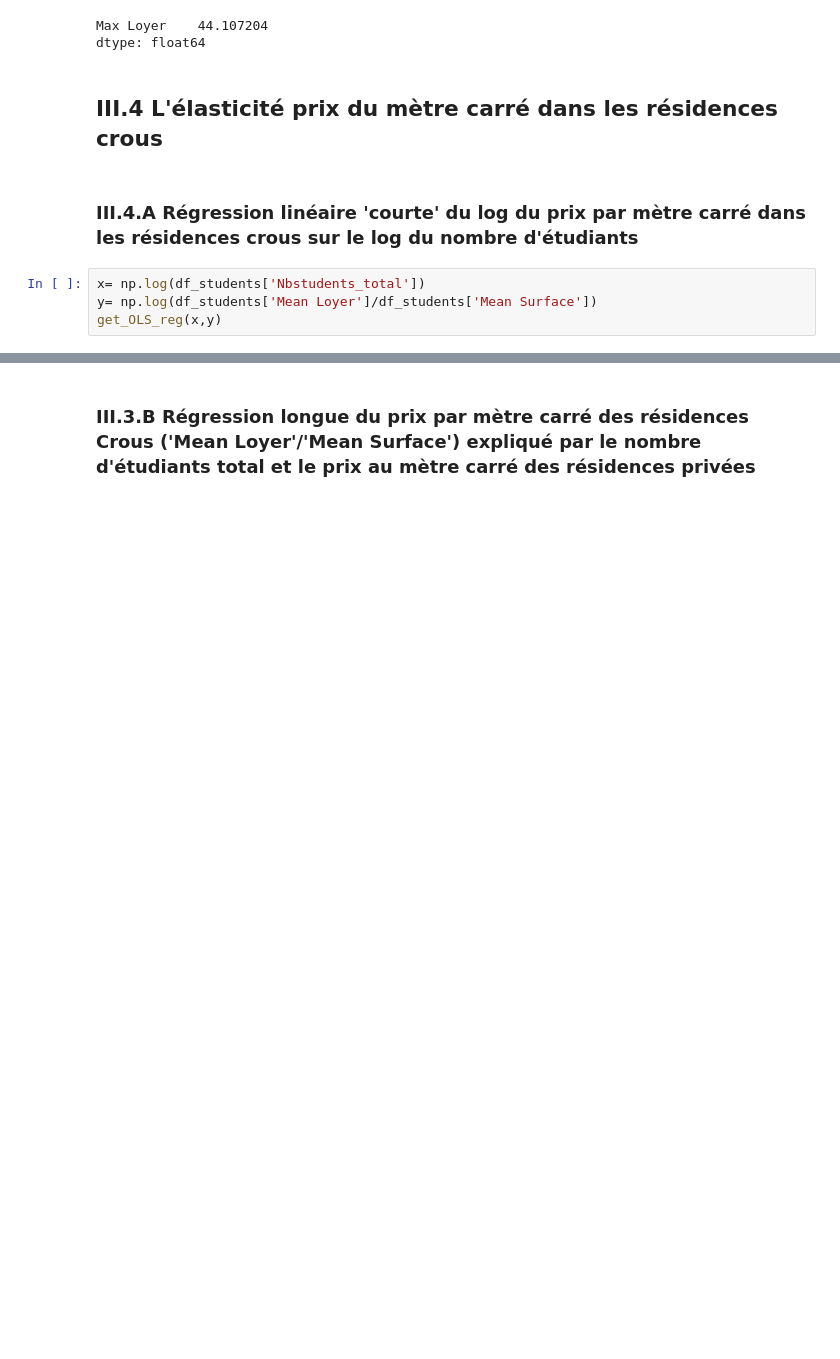
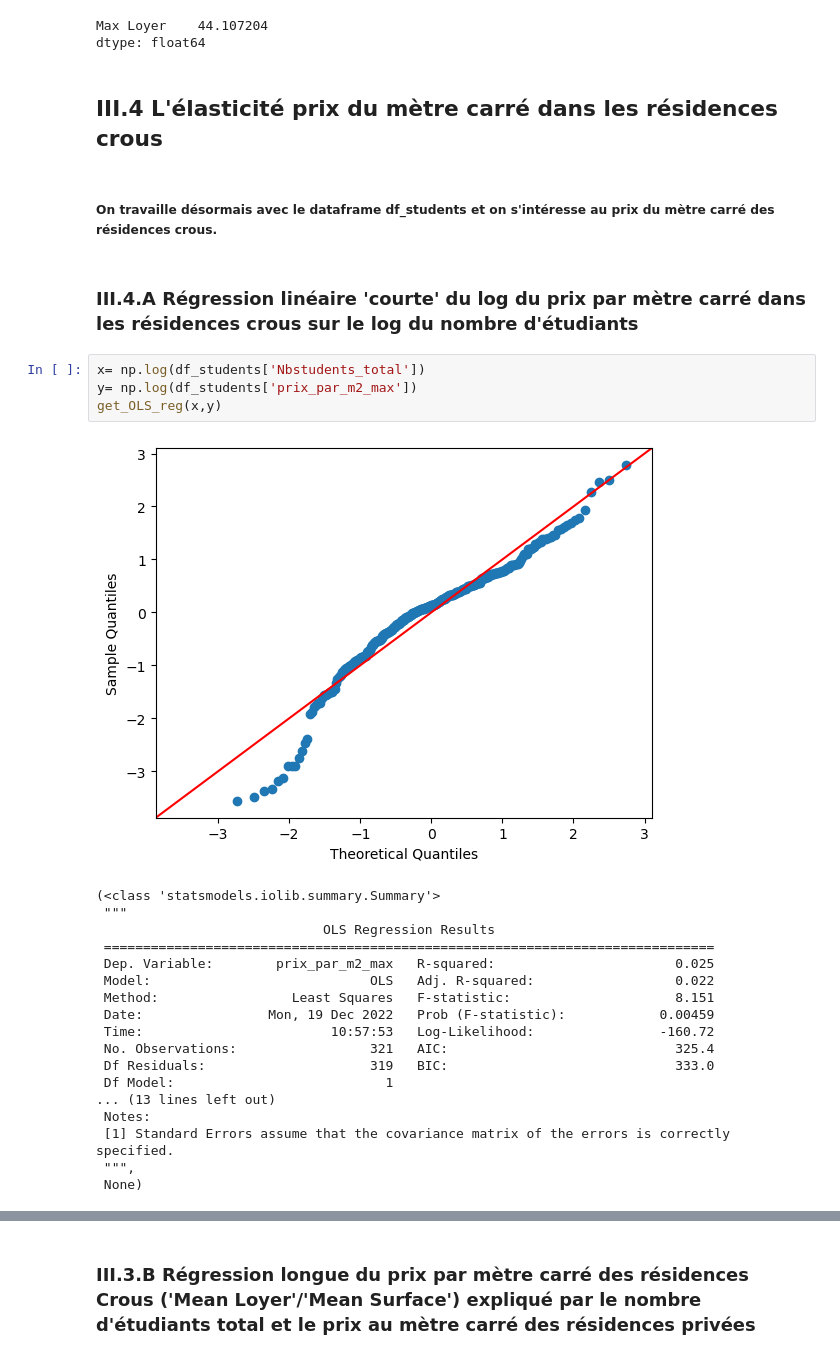
Before and after one commit to Simgnt/La-loi-du-Crous, a Jupyter notebook: Regressions.ipynb, the cells around one changed output, grey strips where cells are left out. Cells and saved outputs as stored; diff of their text form; blank space fills up the shorter version.

```diff
--- a/Regressions.ipynb
+++ b/Regressions.ipynb
@@ -792,9 +826,30 @@ Max Loyer    44.107204
 dtype: float64
 # %% [markdown]
 ## III.4 L'élasticité prix du mètre carré dans les résidences crous
+# %% [markdown]
+##### On travaille désormais avec le dataframe df_students et on s'intéresse au prix du mètre carré des résidences crous.
 # %% [markdown]
 ### III.4.A Régression linéaire 'courte' du log du prix par mètre carré dans les résidences crous sur le log du nombre d'étudiants
 # %%
 x= np.log(df_students['Nbstudents_total'])
-y= np.log(df_students['Mean Loyer']/df_students['Mean Surface'])
+y= np.log(df_students['prix_par_m2_max'])
 get_OLS_reg(x,y)
+# %% [output]
+[figure, added]
+(<class 'statsmodels.iolib.summary.Summary'>
+ """
+                             OLS Regression Results
+ ==============================================================================
+ Dep. Variable:        prix_par_m2_max   R-squared:                       0.025
+ Model:                            OLS   Adj. R-squared:                  0.022
+ Method:                 Least Squares   F-statistic:                     8.151
+ Date:                Mon, 19 Dec 2022   Prob (F-statistic):            0.00459
+ Time:                        10:57:53   Log-Likelihood:                -160.72
+ No. Observations:                 321   AIC:                             325.4
+ Df Residuals:                     319   BIC:                             333.0
+ Df Model:                           1
+... (13 lines left out)
+ Notes:
+ [1] Standard Errors assume that the covariance matrix of the errors is correctly specified.
+ """,
+ None)
```
Also changed, not shown: parts of 45 cells of this notebook, 1 other file.
